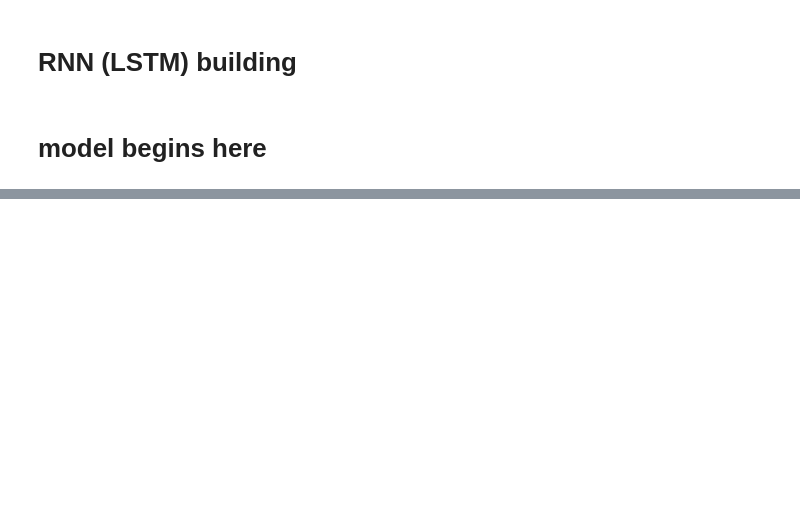
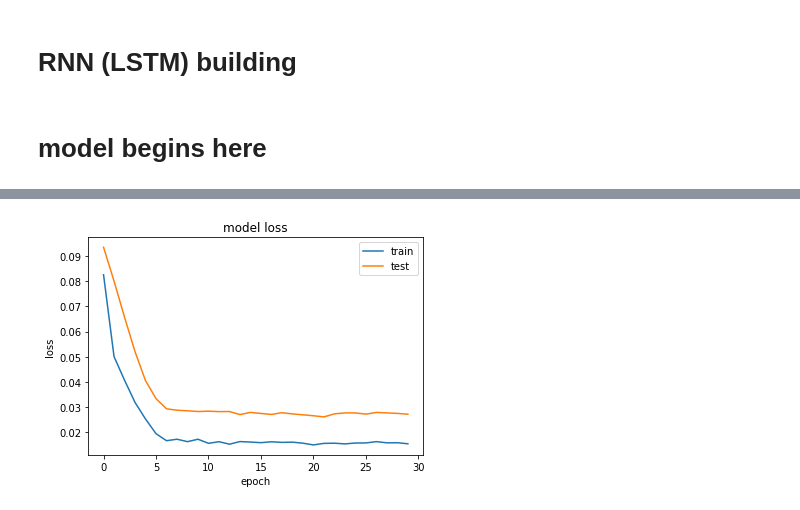
Before and after one commit to BorisAnimal/IU-Data-Analysis-Research, a Jupyter notebook: Boris.ipynb, the cells around one changed output, grey strips where cells are left out. Saved outputs shown, nothing was run; the diff lists cells and outputs as text; code cells hidden in the pictures; blank space fills up the shorter version.

```diff
--- a/Boris.ipynb
+++ b/Boris.ipynb
@@ -364,0 +336,79 @@ Test Score: 1.72 RMSE
+# %%
+data = []
+
+for gapp in range(5,10):
+    for bsizee in range(10,12):
+        gap = 5
+        bsize = 10
+        print('gap: %d\nbsize: %d' % (gap,bsize))
+        # frameX = pandas.read_csv('inp.txt', engine='python')
+        # setX = frameX.values
+        # setX = setX.astype('float32')
+
+        building=2
+#         gap=1
+        split = 0.67
+        neurons = 100
+        epochs = 30
+
+        setX, setY = get_data(building, gap)
+
+        # normalize the setX
+        scalerX = MinMaxScaler(feature_range=(0, 1))
+        setX = scalerX.fit_transform(setX)
+
+        # split into train and test sets
+        train_size = int(len(setX) * split)
+        test_size = len(setX) - train_size
+        train, test = setX[0:train_size,:], setX[train_size:len(setX),:]
+
+        # convert an array of values into a setX matrix
+        trainX = numpy.reshape(train, (train.shape[0], 1, train.shape[1]))
+        testX = numpy.reshape(test, (test.shape[0], 1, test.shape[1]))
+
+        #Scale
+
+        scalerY = MinMaxScaler(feature_range=(0, 1))
+        setY = scalerY.fit_transform(setY)
+        trainY, testY = setY[0:train_size,:], setY[train_size:len(setY),:]
+
+
+        #design and fit our LSTM network
+
+        model = Sequential()
+        model.add(LSTM(neurons, input_shape=(trainX.shape[1], trainX.shape[2])))
+        model.add(Dropout(0.2))
+        # model.add(LSTM(neurons))
+        model.add(Dense(1))
+        model.compile(loss='mean_squared_error', optimizer='adam')
+
+        history = model.fit(trainX, trainY, epochs=epochs, batch_size=bsize, validation_data=(testX, testY), verbose=0, shuffle=False)
+        #bsize = 10
+        # summarize history for loss
+        plt.plot(history.history['loss'])
+        plt.plot(history.history['val_loss'])
+        plt.title('model loss')
+        plt.ylabel('loss')
+        plt.xlabel('epoch')
+        plt.legend(['train', 'test'], loc='upper right')
+        plt.show()
+
+
+        # make predictions
+        trainPredict = model.predict(trainX)
+        testPredict = model.predict(testX)
+        # invert predictions
+        trainPredict = scalerY.inverse_transform(trainPredict)
+        trainInvY = scalerY.inverse_transform(trainY)
+        testPredict = scalerY.inverse_transform(testPredict)
+        testInvY = scalerY.inverse_transform(testY)
+        # calculate root mean squared error
+        trainScore = math.sqrt(mean_squared_error(trainInvY, trainPredict[:,0]))
+        print('Train Score: %.2f RMSE' % (trainScore))
+        testScore = math.sqrt(mean_squared_error(testInvY, testPredict[:,0]))
+        print('Test Score: %.2f RMSE' % (testScore))
+        if testScore < 1:
+            import winsound
+            winsound.Beep(500, 2000)
+        data.append([gap,bsize, trainScore, testScore])
+# %% [output]
@@ -364,0 +417 @@ Test Score: 1.72 RMSE
+[figure, added]
```
Also changed, not shown: parts of 11 cells of this notebook.
